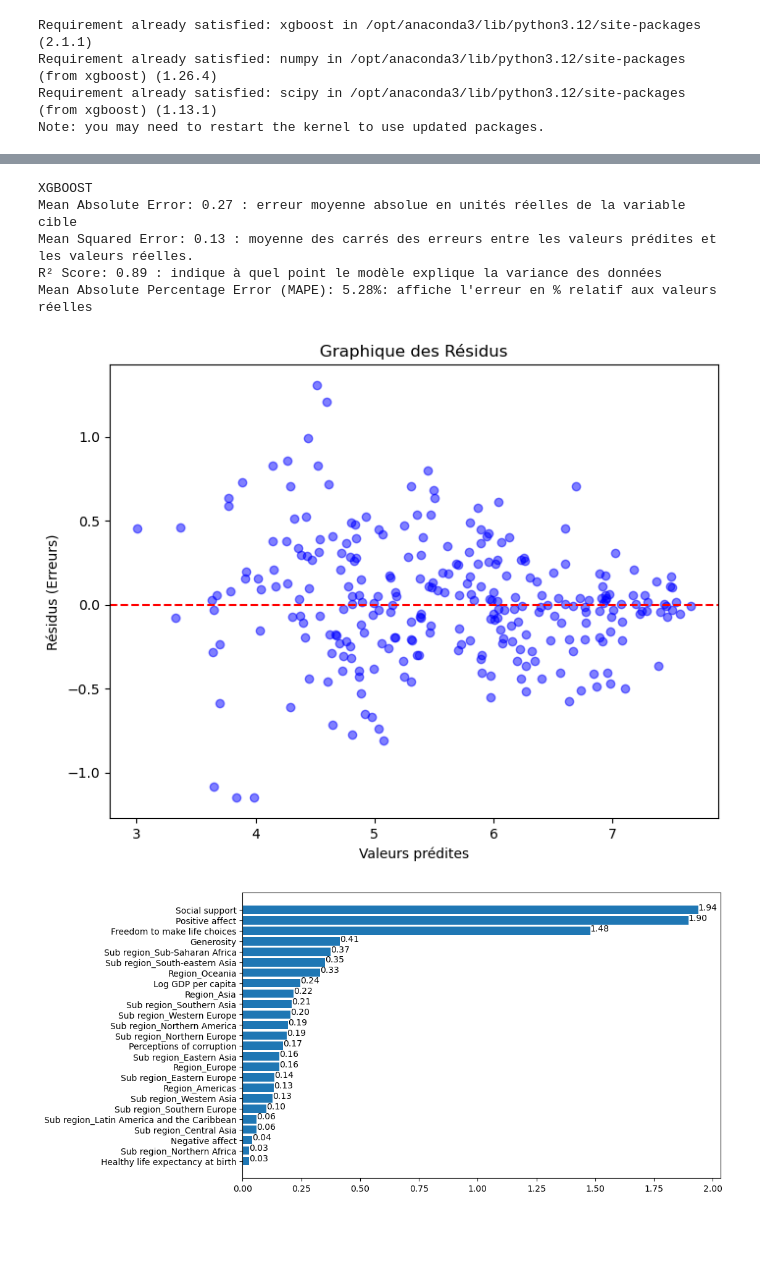
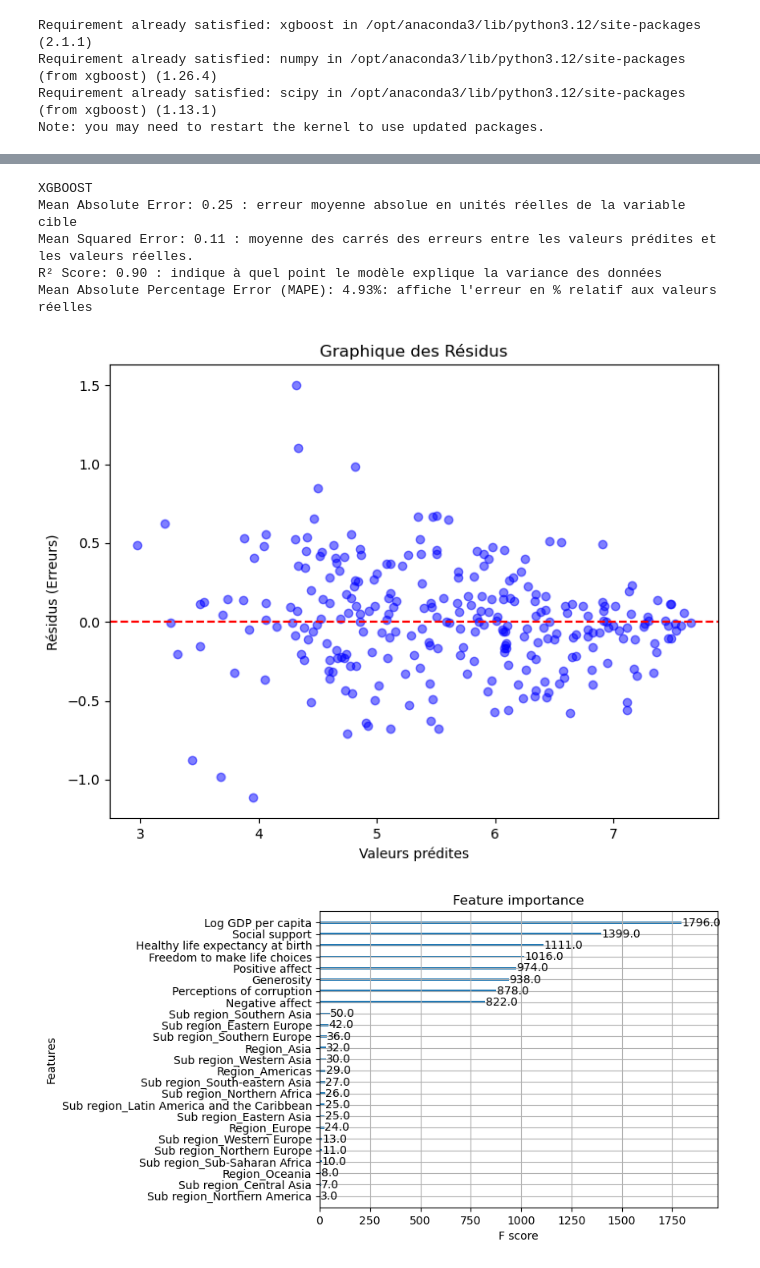
Before and after one commit to FerreJulien/Git-Analyse_du_bien_etre, a Jupyter notebook: Projets/Analyse bien etre_modelisation_thibault.ipynb, the cells around one changed output, grey strips where cells are left out. Cells and saved outputs as stored; diff of their text form; code cells hidden in the pictures; blank space fills up the shorter version.

```diff
--- a/Projets/Analyse bien etre_modelisation_thibault.ipynb
+++ b/Projets/Analyse bien etre_modelisation_thibault.ipynb
@@ -201,16 +184,6 @@ print(f"Mean Squared Error: {mse:.2f}", ":  moyenne des carrés des erreurs entr
 print(f"R² Score: {r2:.2f}", ": indique à quel point le modèle explique la variance des données ")
 print(f"Mean Absolute Percentage Error (MAPE): {mape:.2%}" ": affiche l'erreur en % relatif aux valeurs réelles ")
 
-#Feature importance
-X_train_df=pd.DataFrame(X_train, columns=X_train.columns)
-feature_importance = pd.DataFrame(np.abs(lr.coef_), index=X_train.columns, columns=["importance"]).sort_values("importance", ascending=False)
-plt.figure(figsize=(10,6))
-plt.barh(feature_importance.index, feature_importance["importance"])
-plt.gca().invert_yaxis()
-
-for index, value in enumerate(feature_importance["importance"]):
-    plt.text(value, index, f'{value:.2f}')
-plt.show()
 
 # Graphique des résidus
 plt.figure(figsize=(8, 6))
@@ -220,5 +193,19 @@ plt.xlabel('Valeurs prédites')
 plt.ylabel('Résidus (Erreurs)')
 plt.title('Graphique des Résidus')
 plt.show()
+
+#Feature importance
+importances = rf.feature_importances_
+feature_importance_df = pd.DataFrame({'Feature': X_train.columns, 'Importance': importances})
+feature_importance_df = feature_importance_df.sort_values(by='Importance', ascending=False)
+plt.figure(figsize=(10, 6))
+plt.barh(feature_importance_df['Feature'], feature_importance_df['Importance'], color='skyblue')
+for index, value in enumerate(feature_importance_df['Importance']):
+    plt.text(value, index, f'{value:.3f}', va='center')
+plt.xlabel('Importance')
+plt.ylabel('Feature')
+plt.title('Feature Importance pour Random Forest')
+plt.gca().invert_yaxis()  # Inverser l'axe Y pour avoir les caractéristiques les plus importantes en haut
+plt.show()
 # %% [output]
 RANDOM FOREST
@@ -240,5 +227,5 @@ Note: you may need to restart the kernel to use updated packages.
 # %%
 import xgboost as xgb
 # %%
-dtrain = xgb.DMatrix(X_train, label=y_train, feature_names=X_train.columns)
-dtest = xgb.DMatrix(X_test, label=y_test, feature_names=X_test.columns)
+dtrain = xgb.DMatrix(X_train_df, label=y_train, feature_names=list(X_train.columns))
+dtest = xgb.DMatrix(X_test_df, label=y_test, feature_names=list(X_test.columns))
@@ -247,6 +232,3 @@ TypeError: Expecting a sequence of strings for feature names, got: <class 'panda
-# %%
-dtrain = xgb.DMatrix(X_train, label=y_train)
-dtest = xgb.DMatrix(X_test, label=y_test)
 # %%
 params = {
     'objective': 'reg:squarederror',
@@ -265,43 +245,37 @@ y_pred = model.predict(dtest)
 # %%
 mse = mean_squared_error(y_test, y_pred)
 rmse = np.sqrt(0.14)
 mae = mean_absolute_error(y_test, y_pred)
 r2 = r2_score(y_test, y_pred)
 explained_var = explained_variance_score(y_test, y_pred)
 mape = mean_absolute_percentage_error(y_test, y_pred)
 medae = median_absolute_error(y_test, y_pred)
 dw_stat = sm.stats.stattools.durbin_watson(y_test - y_pred)
 
 print("XGBOOST")
 print(f"Mean Absolute Error: {mae:.2f}", ": erreur moyenne absolue en unités réelles de la variable cible")
 print(f"Mean Squared Error: {mse:.2f}", ": moyenne des carrés des erreurs entre les valeurs prédites et les valeurs réelles.")
 print(f"R² Score: {r2:.2f}", ": indique à quel point le modèle explique la variance des données ")
 print(f"Mean Absolute Percentage Error (MAPE): {mape:.2%}" ": affiche l'erreur en % relatif aux valeurs réelles ")
 
 # Graphique des résidus
 plt.figure(figsize=(8, 6))
 plt.scatter(y_pred, y_test - y_pred, color='blue', alpha=0.5)
 plt.axhline(y=0, color='red', linestyle='--')
 plt.xlabel('Valeurs prédites')
 plt.ylabel('Résidus (Erreurs)')
 plt.title('Graphique des Résidus')
 plt.show()
 
 #Feature importance
-X_train_df=pd.DataFrame(X_train, columns=X_train.columns)
-feature_importance = pd.DataFrame(np.abs(lr.coef_), index=X_train.columns, columns=["importance"]).sort_values("importance", ascending=False)
-plt.figure(figsize=(10,6))
-plt.barh(feature_importance.index, feature_importance["importance"])
-plt.gca().invert_yaxis()
-
-for index, value in enumerate(feature_importance["importance"]):
-    plt.text(value, index, f'{value:.2f}')
+y_pred = model.predict(dtest)
+xgb.plot_importance(model)
 plt.show()
 # %% [output]
 XGBOOST
-Mean Absolute Error: 0.27 : erreur moyenne absolue en unités réelles de la variable cible
-Mean Squared Error: 0.13 : moyenne des carrés des erreurs entre les valeurs prédites et les valeurs réelles.
-R² Score: 0.89 : indique à quel point le modèle explique la variance des données
-Mean Absolute Percentage Error (MAPE): 5.28%: affiche l'erreur en % relatif aux valeurs réelles
+Mean Absolute Error: 0.25 : erreur moyenne absolue en unités réelles de la variable cible
+Mean Squared Error: 0.11 : moyenne des carrés des erreurs entre les valeurs prédites et les valeurs réelles.
+R² Score: 0.90 : indique à quel point le modèle explique la variance des données
+Mean Absolute Percentage Error (MAPE): 4.93%: affiche l'erreur en % relatif aux valeurs réelles
-[figure, old version]
+[figure, new version]
-[figure, old version]
+[figure, new version]
```
Also changed, not shown: parts of 9 cells of this notebook.
